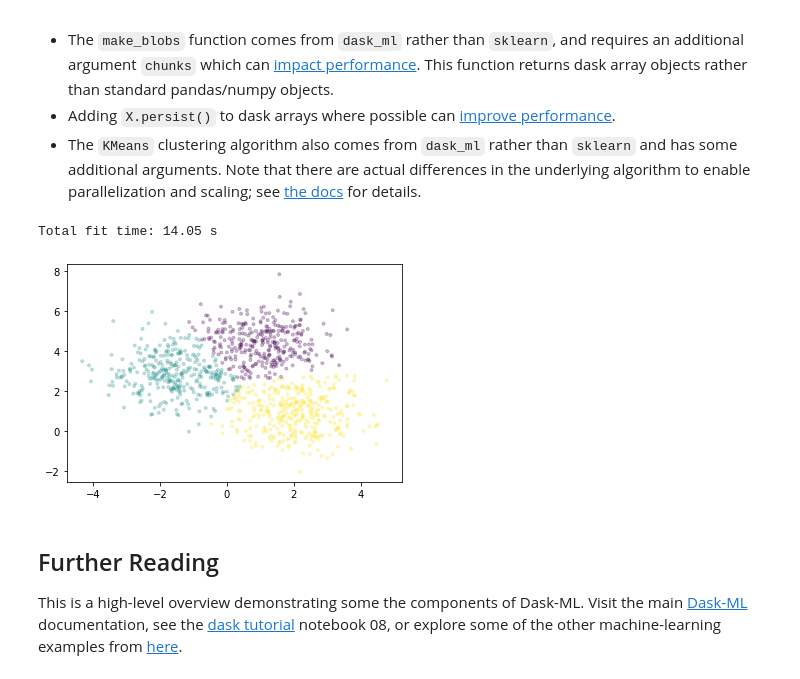
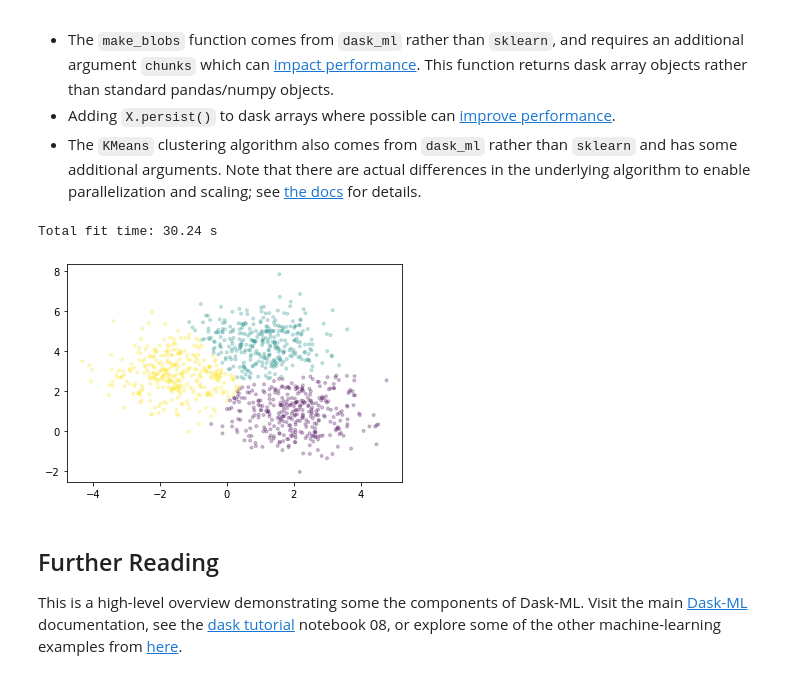
Before and after one commit to dominodatalab/domino-quickstart-dask, a Jupyter notebook: 3-Dask-ML-Tutorial.ipynb, the cells around one changed output. Drawn from its saved outputs; the diff is of its cells as text; code cells hidden in the pictures.

```diff
--- a/3-Dask-ML-Tutorial.ipynb
+++ b/3-Dask-ML-Tutorial.ipynb
@@ -115,27 +117,28 @@ import dask_ml.cluster
 import matplotlib.pyplot as plt
 %matplotlib inline
 # %%
+# You can change these variables for N_SAMPLES and N_PLOT to try larger or smaller amounts of data
 N_SAMPLES = 10**7
 N_PLOT = 10**4
 
 X, y = dask_ml.datasets.make_blobs(n_samples=N_SAMPLES,
                                    chunks=N_SAMPLES/10,
                                    random_state=0,
                                    centers=3)
 X = X.persist()
 
 t1 = time.time()
-km = dask_ml.cluster.KMeans(init='k-means||', n_clusters=3, init_max_iter=2, oversampling_factor=10)
+km = dask_ml.cluster.KMeans(init='k-means||', n_clusters=3, init_max_iter=5, oversampling_factor=10)
 km.fit(X)
 t2 = time.time()
 print(f"Total fit time: {round(t2 - t1, 2)} s")
 
 fig, ax = plt.subplots()
 ax.scatter(X[::N_PLOT, 0], X[::N_PLOT, 1], marker='.', c=km.labels_[::N_PLOT],
            cmap='viridis', alpha=0.25);
 # %% [output]
-Total fit time: 14.05 s
+Total fit time: 30.24 s
-[figure, old version]
+[figure, new version]
 # %% [markdown]
 ## Further Reading
 
```
Also changed, not shown: parts of 4 cells of this notebook.
